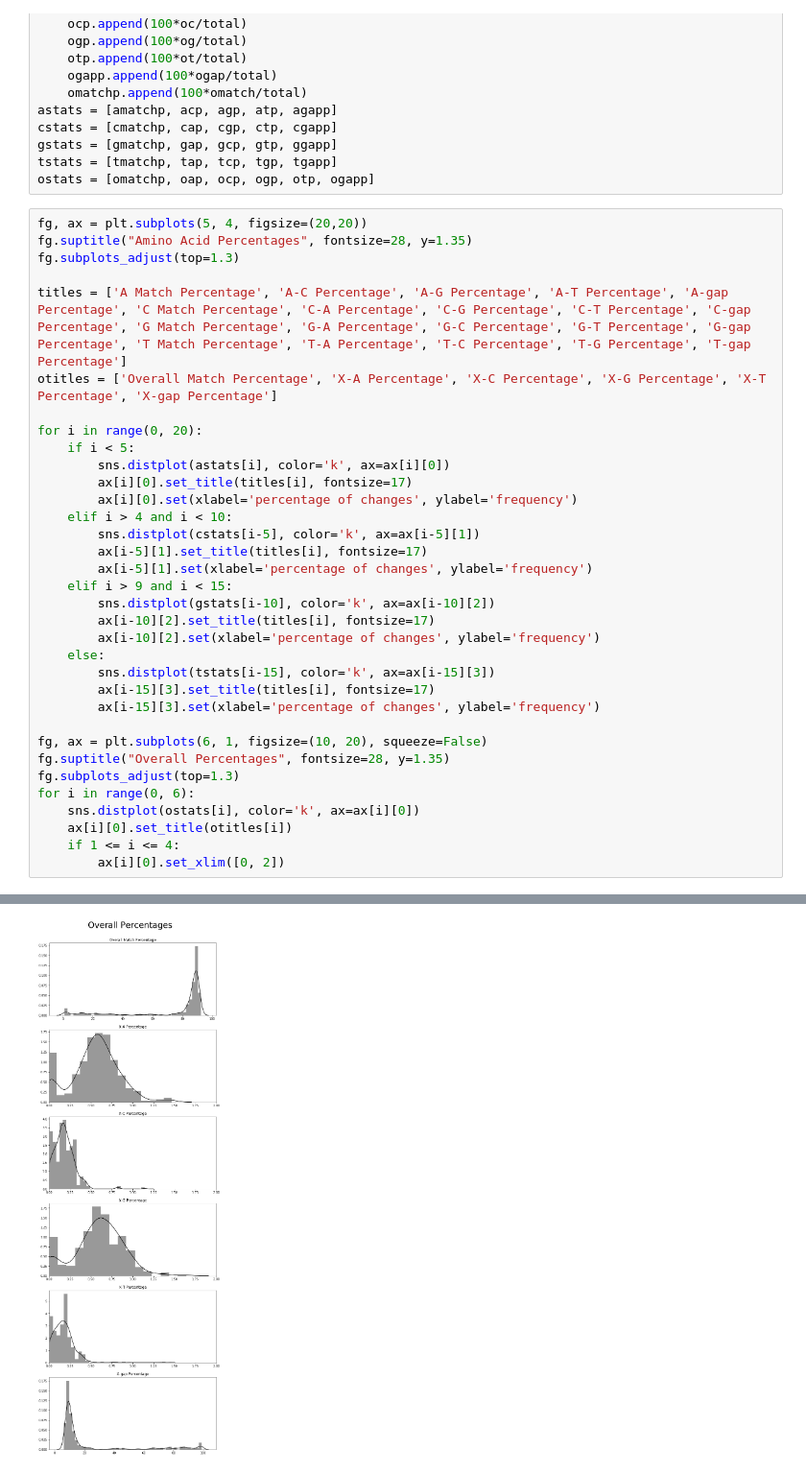
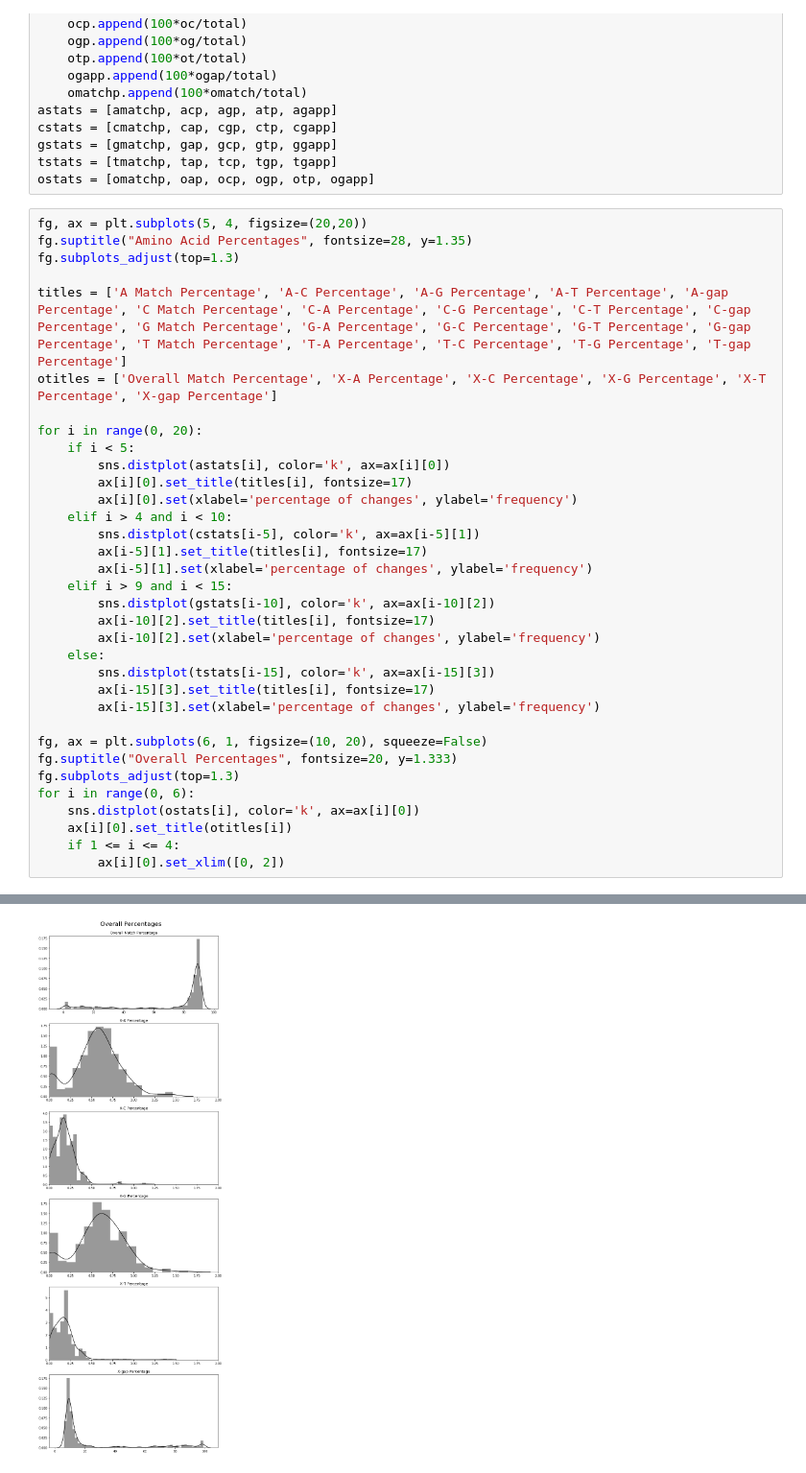
Before and after one commit to teenjes/summer_project_notebooks, a Jupyter notebook: zymo_test.ipynb, the cells around one changed output, grey strips where cells are left out. Shown: that part at 96% size. Cells and saved outputs as stored; diff of their text form.

```diff
--- a/zymo_test.ipynb
+++ b/zymo_test.ipynb
@@ -400,32 +400,32 @@ fg.subplots_adjust(top=1.3)
 titles = ['A Match Percentage', 'A-C Percentage', 'A-G Percentage', 'A-T Percentage', 'A-gap Percentage', 'C Match Percentage', 'C-A Percentage', 'C-G Percentage', 'C-T Percentage', 'C-gap Percentage', 'G Match Percentage', 'G-A Percentage', 'G-C Percentage', 'G-T Percentage', 'G-gap Percentage', 'T Match Percentage', 'T-A Percentage', 'T-C Percentage', 'T-G Percentage', 'T-gap Percentage']
 otitles = ['Overall Match Percentage', 'X-A Percentage', 'X-C Percentage', 'X-G Percentage', 'X-T Percentage', 'X-gap Percentage']
 
 for i in range(0, 20):
     if i < 5:
         sns.distplot(astats[i], color='k', ax=ax[i][0])
         ax[i][0].set_title(titles[i], fontsize=17)
         ax[i][0].set(xlabel='percentage of changes', ylabel='frequency')
     elif i > 4 and i < 10:
         sns.distplot(cstats[i-5], color='k', ax=ax[i-5][1])
         ax[i-5][1].set_title(titles[i], fontsize=17)
         ax[i-5][1].set(xlabel='percentage of changes', ylabel='frequency')
     elif i > 9 and i < 15:
         sns.distplot(gstats[i-10], color='k', ax=ax[i-10][2])
         ax[i-10][2].set_title(titles[i], fontsize=17)
         ax[i-10][2].set(xlabel='percentage of changes', ylabel='frequency')
     else:
         sns.distplot(tstats[i-15], color='k', ax=ax[i-15][3])
         ax[i-15][3].set_title(titles[i], fontsize=17)
         ax[i-15][3].set(xlabel='percentage of changes', ylabel='frequency')
 
 fg, ax = plt.subplots(6, 1, figsize=(10, 20), squeeze=False)
-fg.suptitle("Overall Percentages", fontsize=28, y=1.35)
+fg.suptitle("Overall Percentages", fontsize=20, y=1.333)
 fg.subplots_adjust(top=1.3)
 for i in range(0, 6):
     sns.distplot(ostats[i], color='k', ax=ax[i][0])
     ax[i][0].set_title(otitles[i])
     if 1 <= i <= 4:
         ax[i][0].set_xlim([0, 2])
 # %% [output]
 [figure]
-[figure, old version]
+[figure, new version]
```
